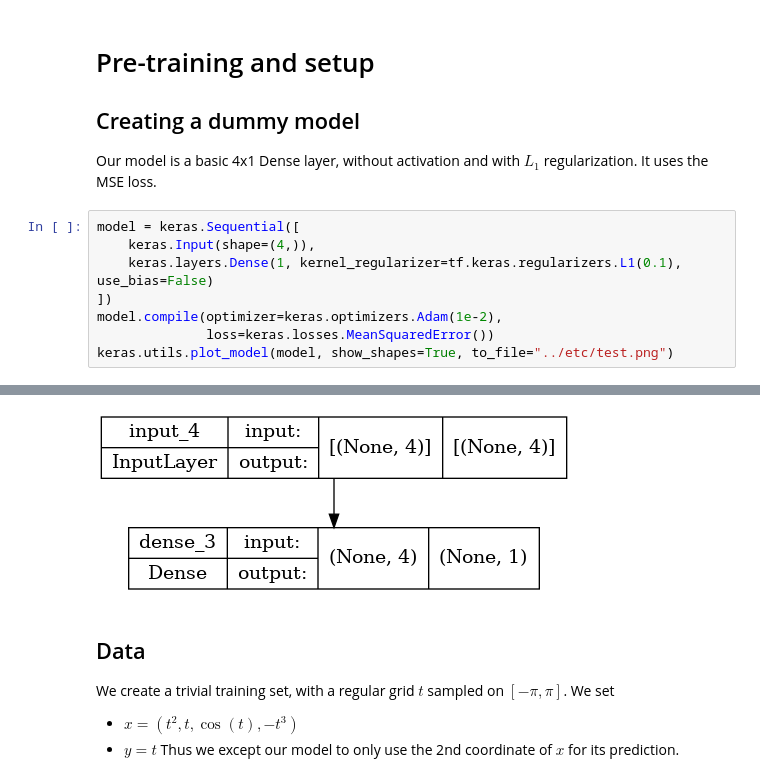
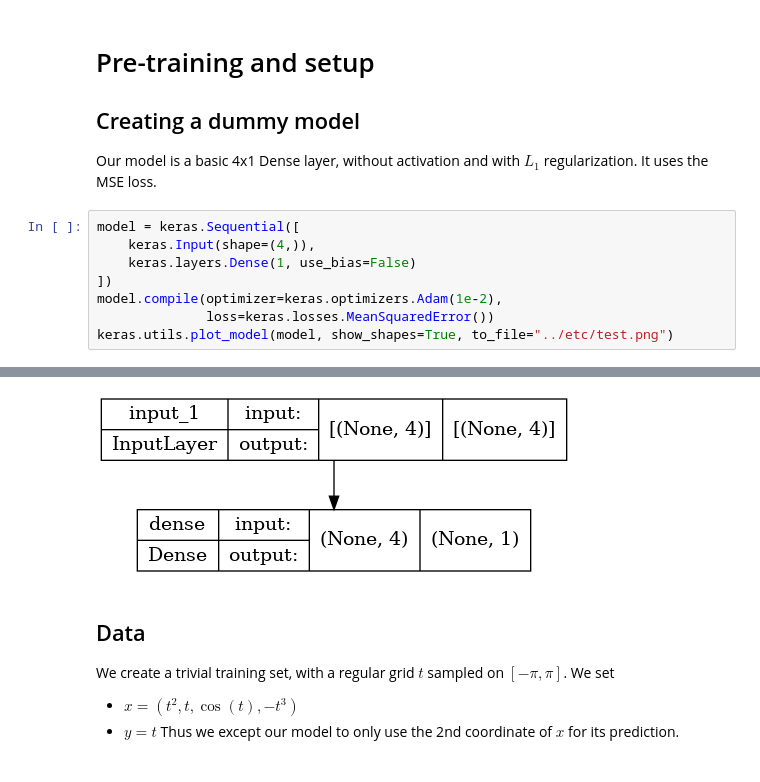
Before and after one commit to PierreTsr/FluxPartitioning, a Jupyter notebook: src/testing.ipynb, the cells around one changed output, grey strips where cells are left out. Cells and saved outputs as stored; diff of their text form.

```diff
--- a/src/testing.ipynb
+++ b/src/testing.ipynb
@@ -14,7 +14,7 @@ Our model is a basic 4x1 Dense layer, without activation and with $L_1$ regulari
 # %%
 model = keras.Sequential([
     keras.Input(shape=(4,)),
-    keras.layers.Dense(1, kernel_regularizer=tf.keras.regularizers.L1(0.1), use_bias=False)
+    keras.layers.Dense(1, use_bias=False)
 ])
 model.compile(optimizer=keras.optimizers.Adam(1e-2),
               loss=keras.losses.MeanSquaredError())
@@ -23,4 +35,4 @@ keras.utils.plot_model(model, show_shapes=True, to_file="../etc/test.png")
-[figure, old version]
+[figure, new version]
 # %% [markdown]
 ## Data
 
```
Also changed, not shown: parts of 8 cells of this notebook.
